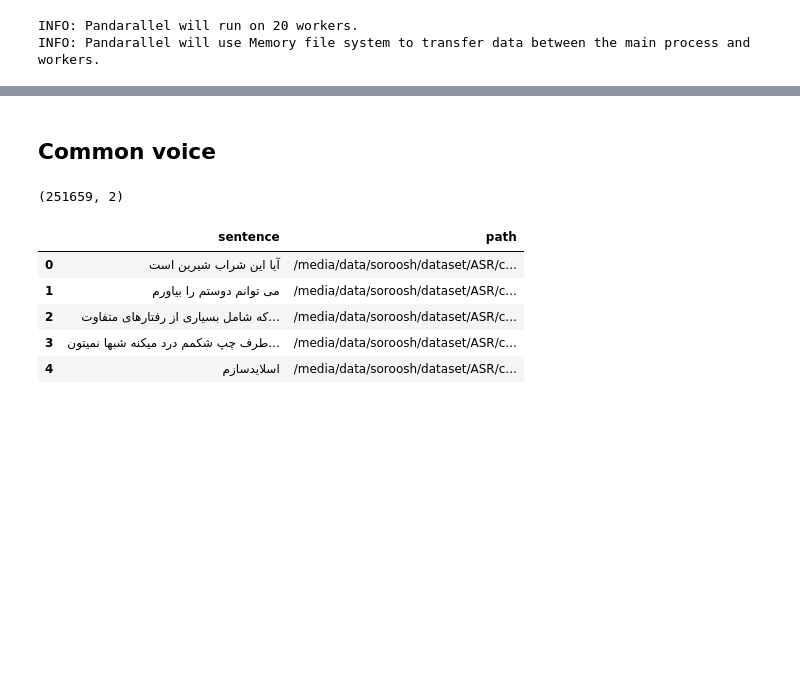
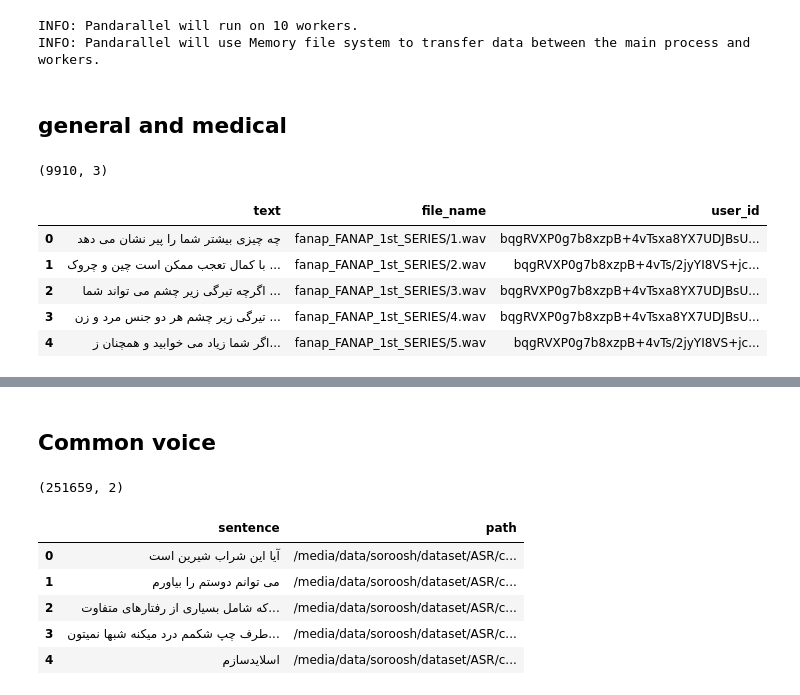
Before and after one commit to zlab-foss/Wav2Vec2-XLSR-Finetune, a Jupyter notebook: prepare data.ipynb, the cells around one changed output, grey strips where cells are left out. Drawn from its saved outputs; the diff is of its cells as text; code cells hidden in the pictures; blank space fills up the shorter version.

```diff
--- a/prepare data.ipynb
+++ b/prepare data.ipynb
@@ -19,10 +19,10 @@ import re
 import glob
 from pandarallel import pandarallel
 
-pandarallel.initialize(nb_workers=20)
+pandarallel.initialize(nb_workers=10)
 tqdm.pandas()
 # %% [output]
-INFO: Pandarallel will run on 20 workers.
+INFO: Pandarallel will run on 10 workers.
 INFO: Pandarallel will use Memory file system to transfer data between the main process and workers.
 # %%
 _normalizer = hazm.Normalizer()
@@ -89,3 +89,18 @@ def normalizer(text, chars_to_ignore=chars_to_ignore, chars_to_mapping=chars_to_
         return None
 
     return text + " "
+# %% [markdown]
+## general and medical
+# %%
+path = '/media/data/soroosh/dataset/ASR/medical_data/'
+df = pd.read_csv(path + 'fanap_FANAP_1st_SERIES.csv')
+print(df.shape)
+df.head()
+# %% [output]
+(9910, 3)
+|  | text | file_name | user_id |
+| 0 | چه چیزی بیشتر شما را پیر نشان می دهد | fanap_FANAP_1st_SERIES/1.wav | bqgRVXP0g7b8xzpB+4vTsxa8YX7UDJBsU... |
+| 1 | با کمال تعجب ممکن است چین و چروک ... | fanap_FANAP_1st_SERIES/2.wav | bqgRVXP0g7b8xzpB+4vTs/2jyYI8VS+jc... |
+| 2 | اگرچه تیرگی زیر چشم می تواند شما ... | fanap_FANAP_1st_SERIES/3.wav | bqgRVXP0g7b8xzpB+4vTsxa8YX7UDJBsU... |
+| 3 | تیرگی زیر چشم هر دو جنس مرد و زن ... | fanap_FANAP_1st_SERIES/4.wav | bqgRVXP0g7b8xzpB+4vTsxa8YX7UDJBsU... |
+| 4 | اگر شما زیاد می خوابید و همچنان ز... | fanap_FANAP_1st_SERIES/5.wav | bqgRVXP0g7b8xzpB+4vTs/2jyYI8VS+jc... |
```
Also changed, not shown: parts of 12 cells of this notebook, 5 other files.
